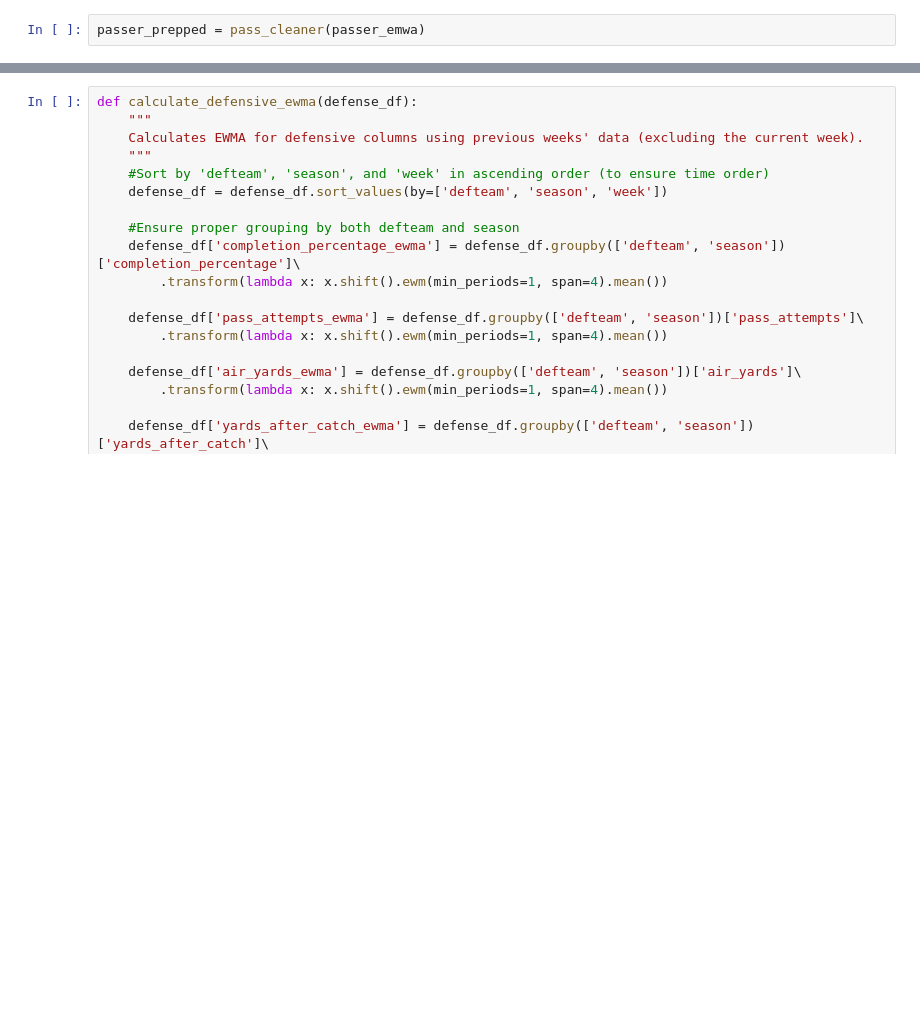
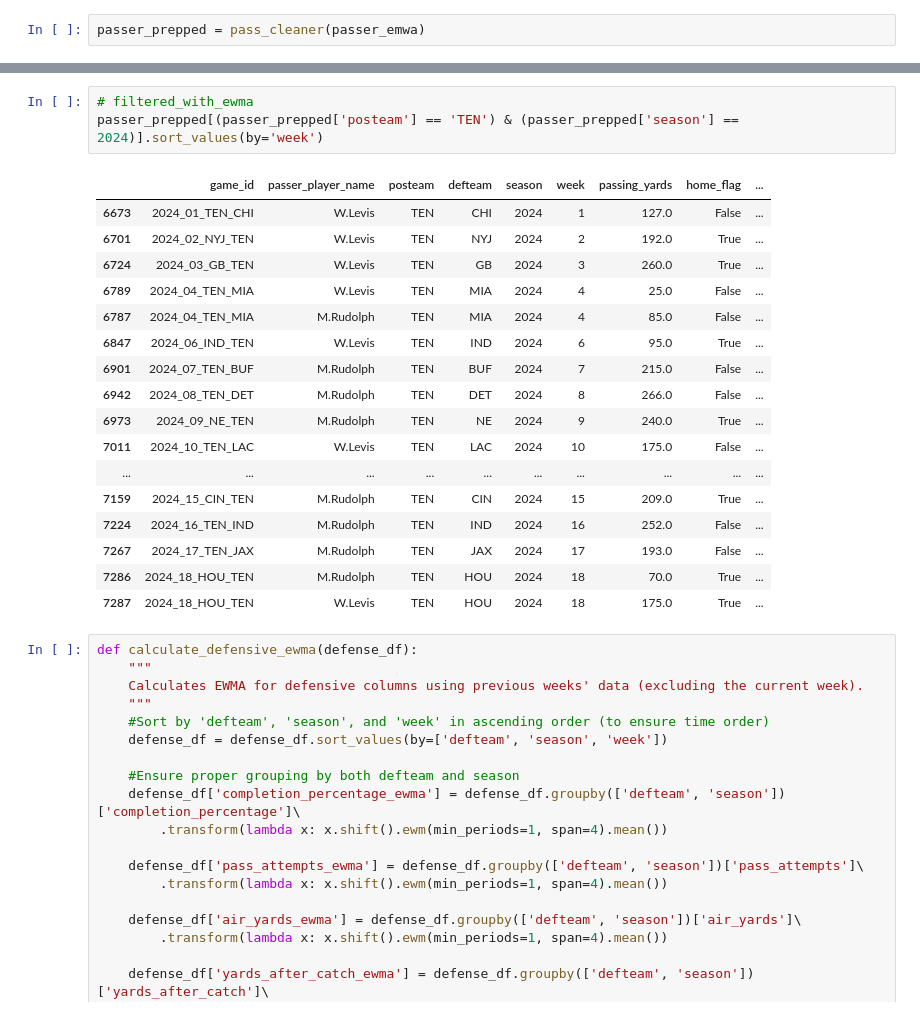
Before and after one commit to bhuggard/MidpointMadness, a Jupyter notebook: MidpointMadnessMainNotebookPostSeason.ipynb, the cells around one changed output, grey strips where cells are left out. Saved outputs shown, nothing was run; the diff lists cells and outputs as text; blank space fills up the shorter version.

```diff
--- a/MidpointMadnessMainNotebookPostSeason.ipynb
+++ b/MidpointMadnessMainNotebookPostSeason.ipynb
@@ -275,3 +283,24 @@ passer_prepped = pass_cleaner(passer_emwa)
+# %%
+# filtered_with_ewma
+passer_prepped[(passer_prepped['posteam'] == 'TEN') & (passer_prepped['season'] == 2024)].sort_values(by='week')
+# %% [output]
+|  | game_id | passer_player_name | posteam | defteam | season | week | passing_yards | home_flag | ... |
+| 6673 | 2024_01_TEN_CHI | W.Levis | TEN | CHI | 2024 | 1 | 127.0 | False | ... |
+| 6701 | 2024_02_NYJ_TEN | W.Levis | TEN | NYJ | 2024 | 2 | 192.0 | True | ... |
+| 6724 | 2024_03_GB_TEN | W.Levis | TEN | GB | 2024 | 3 | 260.0 | True | ... |
+| 6789 | 2024_04_TEN_MIA | W.Levis | TEN | MIA | 2024 | 4 | 25.0 | False | ... |
+| 6787 | 2024_04_TEN_MIA | M.Rudolph | TEN | MIA | 2024 | 4 | 85.0 | False | ... |
+| 6847 | 2024_06_IND_TEN | W.Levis | TEN | IND | 2024 | 6 | 95.0 | True | ... |
+| 6901 | 2024_07_TEN_BUF | M.Rudolph | TEN | BUF | 2024 | 7 | 215.0 | False | ... |
+| 6942 | 2024_08_TEN_DET | M.Rudolph | TEN | DET | 2024 | 8 | 266.0 | False | ... |
+| 6973 | 2024_09_NE_TEN | M.Rudolph | TEN | NE | 2024 | 9 | 240.0 | True | ... |
+| 7011 | 2024_10_TEN_LAC | W.Levis | TEN | LAC | 2024 | 10 | 175.0 | False | ... |
+| ... | ... | ... | ... | ... | ... | ... | ... | ... | ... |
+| 7159 | 2024_15_CIN_TEN | M.Rudolph | TEN | CIN | 2024 | 15 | 209.0 | True | ... |
+| 7224 | 2024_16_TEN_IND | M.Rudolph | TEN | IND | 2024 | 16 | 252.0 | False | ... |
+| 7267 | 2024_17_TEN_JAX | M.Rudolph | TEN | JAX | 2024 | 17 | 193.0 | False | ... |
+| 7286 | 2024_18_HOU_TEN | M.Rudolph | TEN | HOU | 2024 | 18 | 70.0 | True | ... |
+| 7287 | 2024_18_HOU_TEN | W.Levis | TEN | HOU | 2024 | 18 | 175.0 | True | ... |
 # %%
 def calculate_defensive_ewma(defense_df):
     """
```
Also changed, not shown: parts of 22 cells of this notebook.
